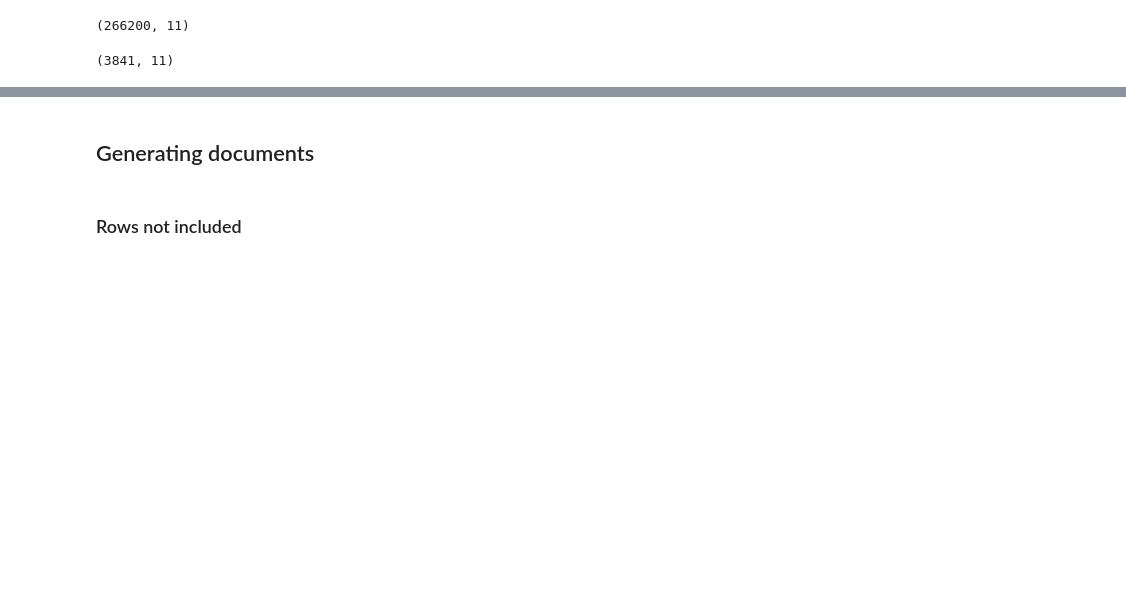
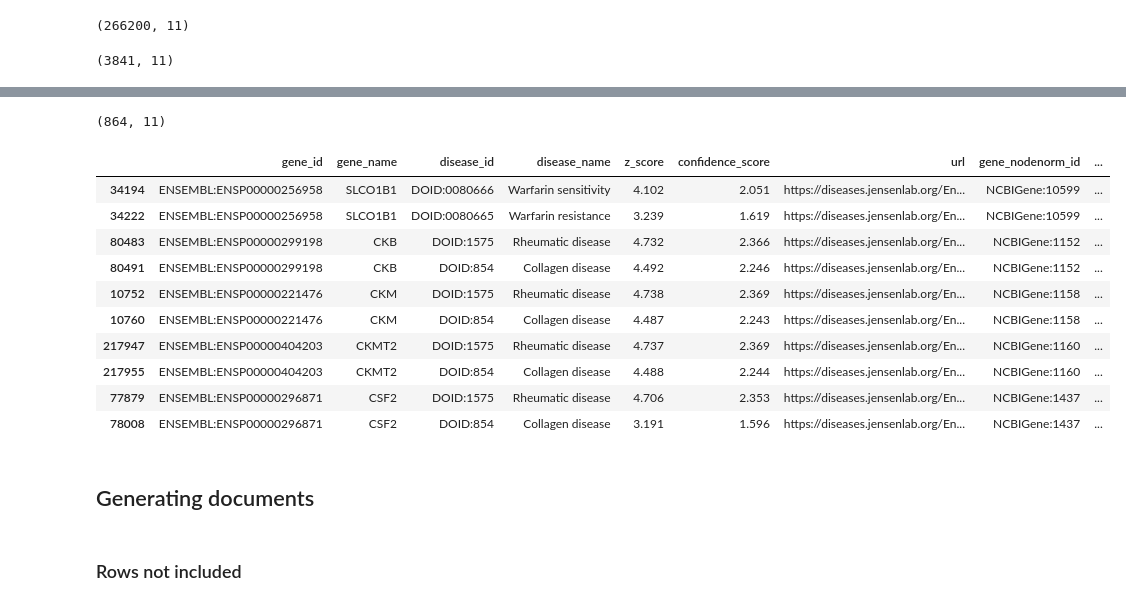
Before and after one commit to biothings/pending.api, a Jupyter notebook: plugins/DISEASES/parser-writing.ipynb, the cells around one changed output, grey strips where cells are left out. Saved outputs shown, nothing was run; the diff lists cells and outputs as text; code cells hidden in the pictures; blank space fills up the shorter version.

Commit message:
add exploration of duplicates after NodeNorming, comment for future parser

```diff
--- a/plugins/DISEASES/parser-writing.ipynb
+++ b/plugins/DISEASES/parser-writing.ipynb
@@ -977,3 +993,20 @@ df_knowledge[df_knowledge[]]
+# %%
+df_textmining[df_textmining.duplicated(subset=["gene_nodenorm_id", "disease_nodenorm_id"], keep=False)].sort_values(by=["gene_nodenorm_id", "disease_nodenorm_id"]).shape
+
+df_textmining[df_textmining.duplicated(subset=["gene_nodenorm_id", "disease_nodenorm_id"], keep=False)].sort_values(by=["gene_nodenorm_id", "disease_nodenorm_id"])[0:10]
+# %% [output]
+(864, 11)
+|  | gene_id | gene_name | disease_id | disease_name | z_score | confidence_score | url | gene_nodenorm_id | ... |
+| 34194 | ENSEMBL:ENSP00000256958 | SLCO1B1 | DOID:0080666 | Warfarin sensitivity | 4.102 | 2.051 | https://diseases.jensenlab.org/En... | NCBIGene:10599 | ... |
+| 34222 | ENSEMBL:ENSP00000256958 | SLCO1B1 | DOID:0080665 | Warfarin resistance | 3.239 | 1.619 | https://diseases.jensenlab.org/En... | NCBIGene:10599 | ... |
+| 80483 | ENSEMBL:ENSP00000299198 | CKB | DOID:1575 | Rheumatic disease | 4.732 | 2.366 | https://diseases.jensenlab.org/En... | NCBIGene:1152 | ... |
+| 80491 | ENSEMBL:ENSP00000299198 | CKB | DOID:854 | Collagen disease | 4.492 | 2.246 | https://diseases.jensenlab.org/En... | NCBIGene:1152 | ... |
+| 10752 | ENSEMBL:ENSP00000221476 | CKM | DOID:1575 | Rheumatic disease | 4.738 | 2.369 | https://diseases.jensenlab.org/En... | NCBIGene:1158 | ... |
+| 10760 | ENSEMBL:ENSP00000221476 | CKM | DOID:854 | Collagen disease | 4.487 | 2.243 | https://diseases.jensenlab.org/En... | NCBIGene:1158 | ... |
+| 217947 | ENSEMBL:ENSP00000404203 | CKMT2 | DOID:1575 | Rheumatic disease | 4.737 | 2.369 | https://diseases.jensenlab.org/En... | NCBIGene:1160 | ... |
+| 217955 | ENSEMBL:ENSP00000404203 | CKMT2 | DOID:854 | Collagen disease | 4.488 | 2.244 | https://diseases.jensenlab.org/En... | NCBIGene:1160 | ... |
+| 77879 | ENSEMBL:ENSP00000296871 | CSF2 | DOID:1575 | Rheumatic disease | 4.706 | 2.353 | https://diseases.jensenlab.org/En... | NCBIGene:1437 | ... |
+| 78008 | ENSEMBL:ENSP00000296871 | CSF2 | DOID:854 | Collagen disease | 3.191 | 1.596 | https://diseases.jensenlab.org/En... | NCBIGene:1437 | ... |
 # %% [markdown]
 ## Generating documents
 # %% [markdown]
```
Also changed, not shown: parts of 6 cells of this notebook.
